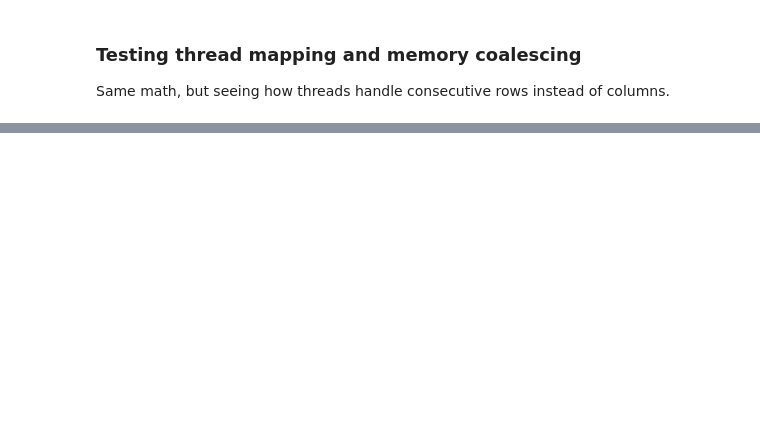
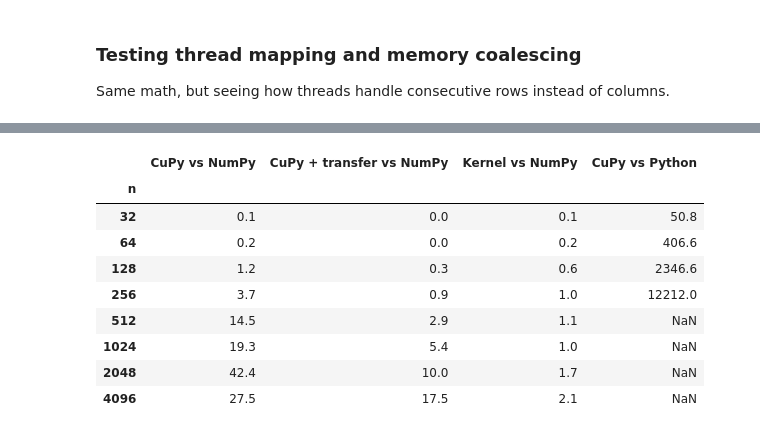
Before and after one commit to JoshuaKozo/gpu-matmul-benchmark, a Jupyter notebook: gpu_matmul_benchmark.ipynb, the cells around one changed output, grey strips where cells are left out. Saved outputs shown, nothing was run; the diff lists cells and outputs as text; code cells hidden in the pictures; blank space fills up the shorter version.

```diff
--- a/gpu_matmul_benchmark.ipynb
+++ b/gpu_matmul_benchmark.ipynb
@@ -284,0 +367,20 @@ Coalesced matches NumPy: True
+# %%
+# Speedup = slower time / faster time
+speedup = pd.DataFrame({
+    "CuPy vs NumPy": df["NumPy"] / df["CuPy"],
+    "CuPy + transfer vs NumPy": df["NumPy"] / df["CuPy + transfer"],
+    "Kernel vs NumPy": df["NumPy"] / df["Kernel"],
+    "CuPy vs Python": df["Python"] / df["CuPy"],
+})
+speedup.round(1)
+# %% [output]
+|  | CuPy vs NumPy | CuPy + transfer vs NumPy | Kernel vs NumPy | CuPy vs Python |
+| n |  |  |  |  |
+| 32 | 0.1 | 0.0 | 0.1 | 50.8 |
+| 64 | 0.2 | 0.0 | 0.2 | 406.6 |
+| 128 | 1.2 | 0.3 | 0.6 | 2346.6 |
+| 256 | 3.7 | 0.9 | 1.0 | 12212.0 |
+| 512 | 14.5 | 2.9 | 1.1 | NaN |
+| 1024 | 19.3 | 5.4 | 1.0 | NaN |
+| 2048 | 42.4 | 10.0 | 1.7 | NaN |
+| 4096 | 27.5 | 17.5 | 2.1 | NaN |
```
Also changed, not shown: parts of 16 cells of this notebook, 1 other file.
